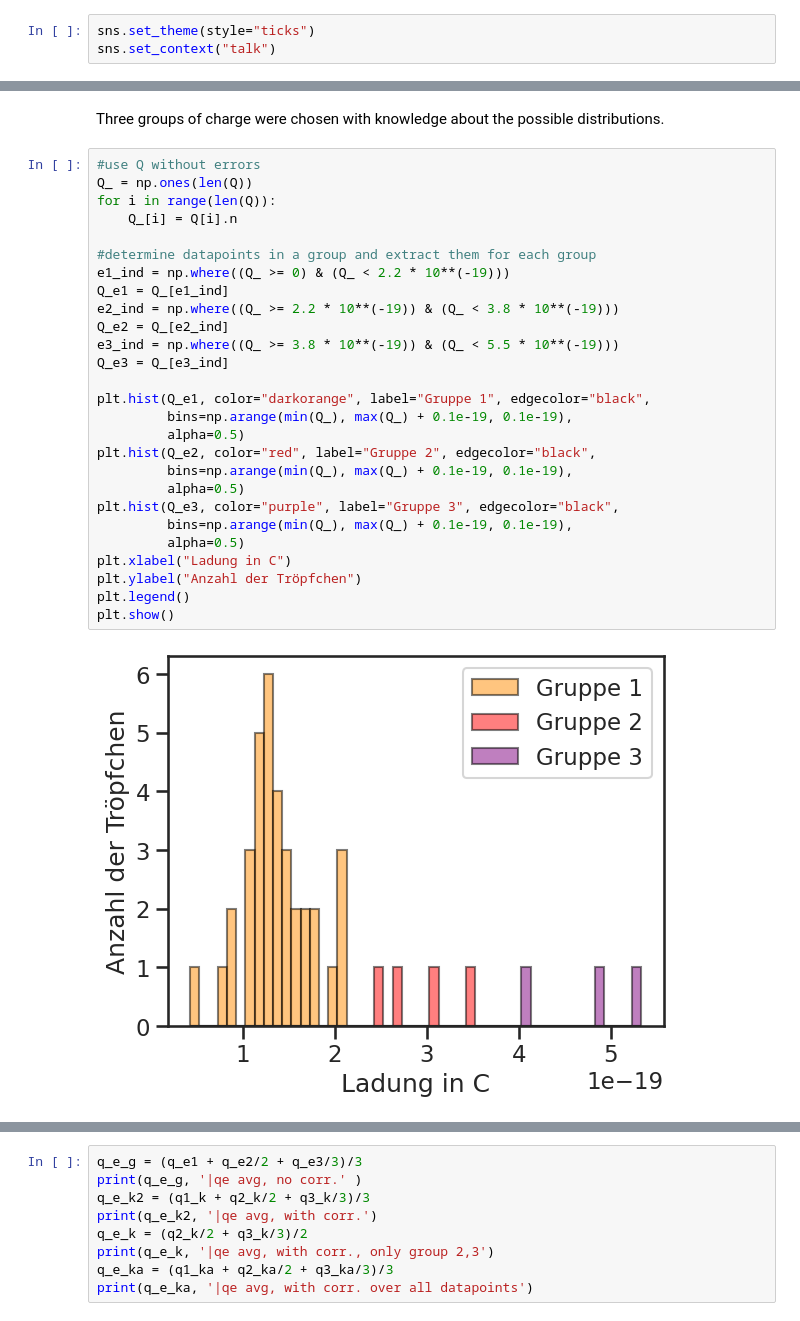
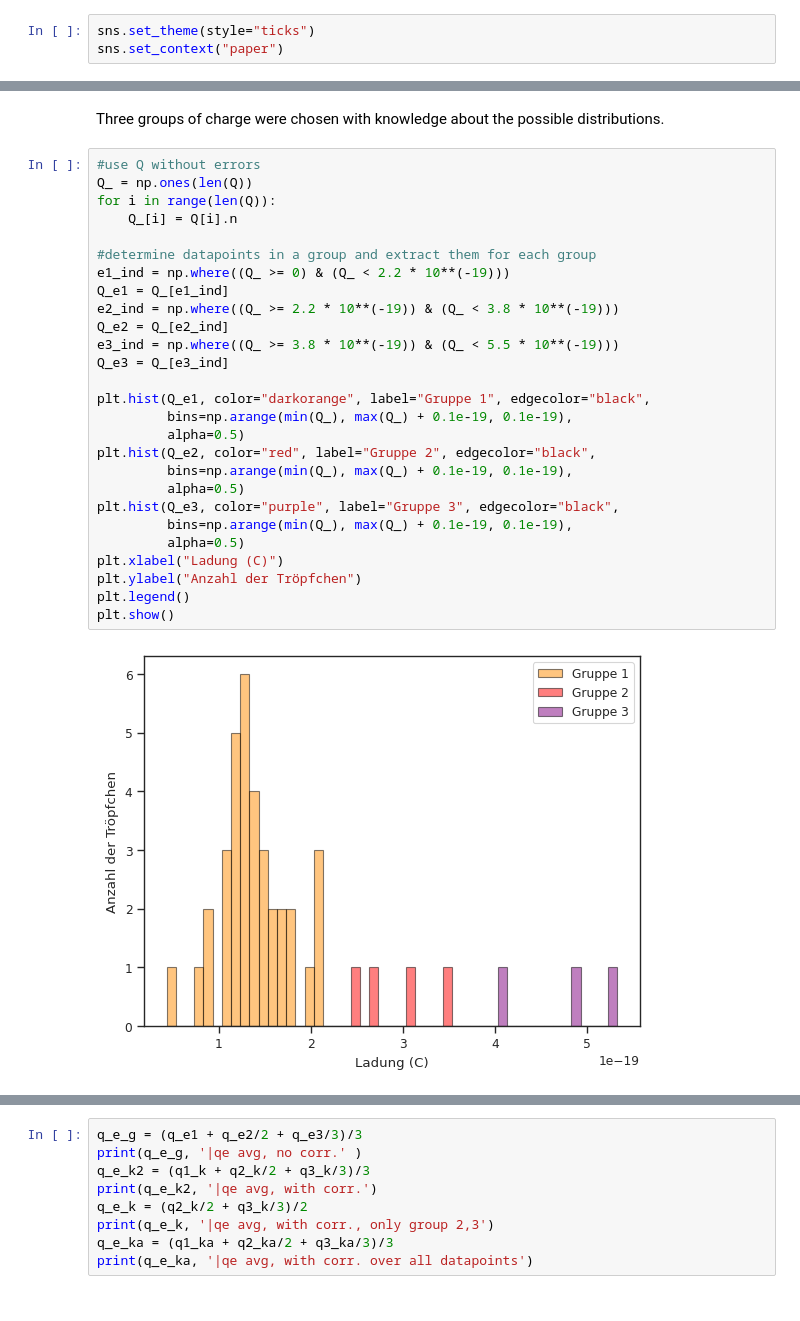
Before and after one commit to KemalOenen/Grundpraktikum2_Gruppe1_SS23, a Jupyter notebook: Versuch8/Milikan.ipynb, the cells around one changed output, grey strips where cells are left out. Saved outputs shown, nothing was run; the diff lists cells and outputs as text.

```diff
--- a/Versuch8/Milikan.ipynb
+++ b/Versuch8/Milikan.ipynb
@@ -21,7 +21,7 @@ step_value=0.00005 #m
 g=9.81 #m/s^2
 # %%
 sns.set_theme(style="ticks")
-sns.set_context("talk")
+sns.set_context("paper")
 # %%
 #get data
 sinksteig_data=pd.read_csv("Milikan_sinkSteig.csv", header=2)
@@ -166,32 +166,32 @@ Three groups of charge were chosen with knowledge about the possible distributio
 # %%
 #use Q without errors
 Q_ = np.ones(len(Q))
 for i in range(len(Q)):
     Q_[i] = Q[i].n
 
 #determine datapoints in a group and extract them for each group
 e1_ind = np.where((Q_ >= 0) & (Q_ < 2.2 * 10**(-19)))
 Q_e1 = Q_[e1_ind]
 e2_ind = np.where((Q_ >= 2.2 * 10**(-19)) & (Q_ < 3.8 * 10**(-19)))
 Q_e2 = Q_[e2_ind]
 e3_ind = np.where((Q_ >= 3.8 * 10**(-19)) & (Q_ < 5.5 * 10**(-19)))
 Q_e3 = Q_[e3_ind]
 
 plt.hist(Q_e1, color="darkorange", label="Gruppe 1", edgecolor="black",
          bins=np.arange(min(Q_), max(Q_) + 0.1e-19, 0.1e-19),
          alpha=0.5)
 plt.hist(Q_e2, color="red", label="Gruppe 2", edgecolor="black",
          bins=np.arange(min(Q_), max(Q_) + 0.1e-19, 0.1e-19),
          alpha=0.5)
 plt.hist(Q_e3, color="purple", label="Gruppe 3", edgecolor="black",
          bins=np.arange(min(Q_), max(Q_) + 0.1e-19, 0.1e-19),
          alpha=0.5)
-plt.xlabel("Ladung in C")
+plt.xlabel("Ladung (C)")
 plt.ylabel("Anzahl der Tröpfchen")
 plt.legend()
 plt.show()
 # %% [output]
-[figure, old version]
+[figure, new version]
 # %%
 #compute averages and standard deviations for each group
 q1 = np.average(Q_e1)
```
Also changed, not shown: parts of 8 cells of this notebook.
